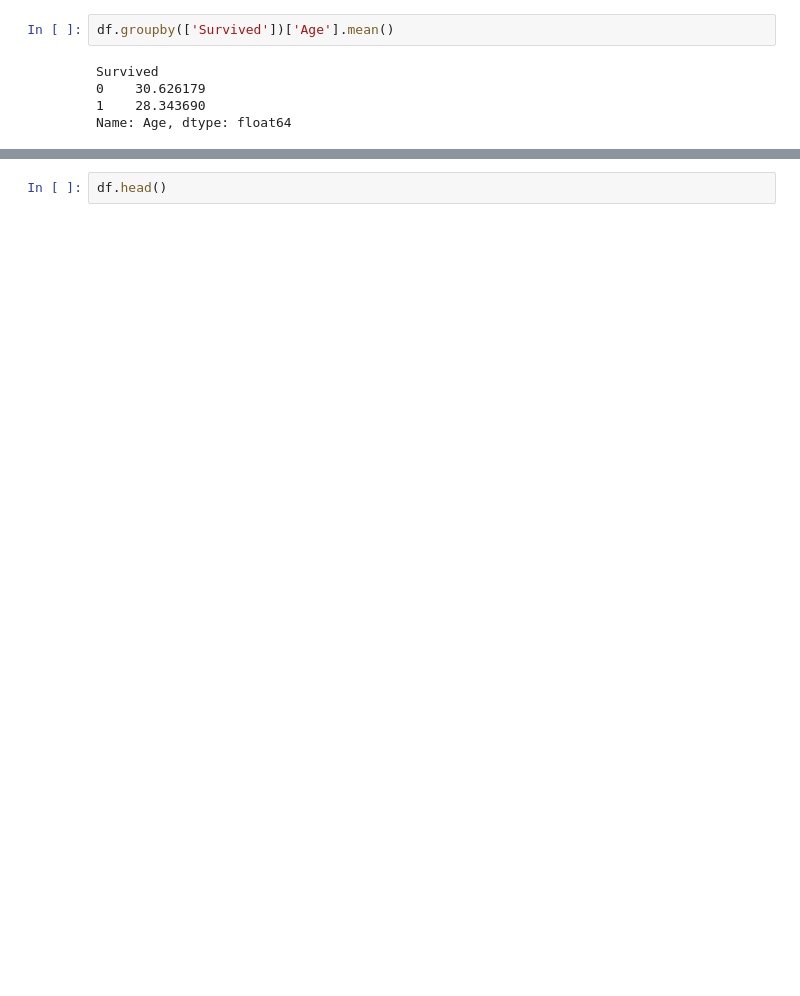
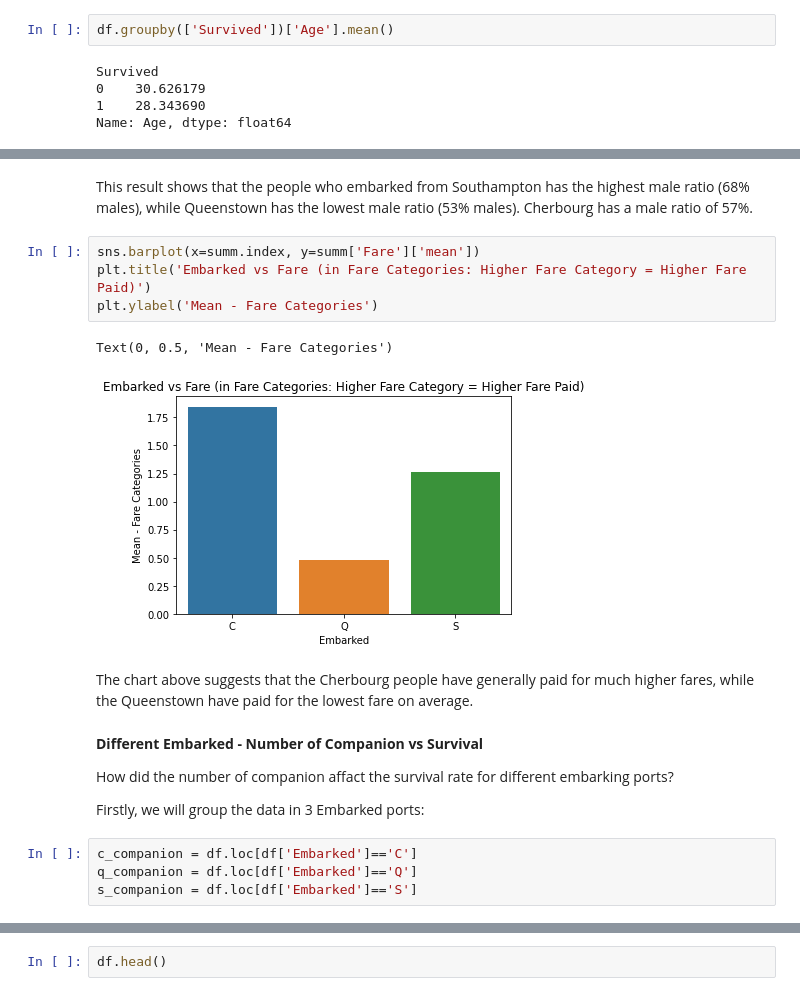
Before and after one commit to paton838/works, a Jupyter notebook: data-science/titanic/titanic_analysis.ipynb, the cells around one changed output, grey strips where cells are left out. Cells and saved outputs as stored; diff of their text form; blank space fills up the shorter version.

```diff
--- a/data-science/titanic/titanic_analysis.ipynb
+++ b/data-science/titanic/titanic_analysis.ipynb
@@ -159,0 +245,21 @@ df[['Survived', 'Embarked']].groupby(['Embarked']).agg(['mean', 'count'])
+# %% [markdown]
+This result shows that the people who embarked from Southampton has the highest male ratio (68% males), while Queenstown has the lowest male ratio (53% males). Cherbourg has a male ratio of 57%.
+# %%
+sns.barplot(x=summ.index, y=summ['Fare']['mean'])
+plt.title('Embarked vs Fare (in Fare Categories: Higher Fare Category = Higher Fare Paid)')
+plt.ylabel('Mean - Fare Categories')
+# %% [output]
+Text(0, 0.5, 'Mean - Fare Categories')
+[figure, added]
+# %% [markdown]
+The chart above suggests that the Cherbourg people have generally paid for much higher fares, while the Queenstown have paid for the lowest fare  on average.
+# %% [markdown]
+**Different Embarked - Number of Companion vs Survival**
+
+How did the number of companion affact the survival rate for different embarking ports?
+
+Firstly, we will group the data in 3 Embarked ports:
+# %%
+c_companion = df.loc[df['Embarked']=='C']
+q_companion = df.loc[df['Embarked']=='Q']
+s_companion = df.loc[df['Embarked']=='S']
```
Also changed, not shown: parts of 58 cells of this notebook.
